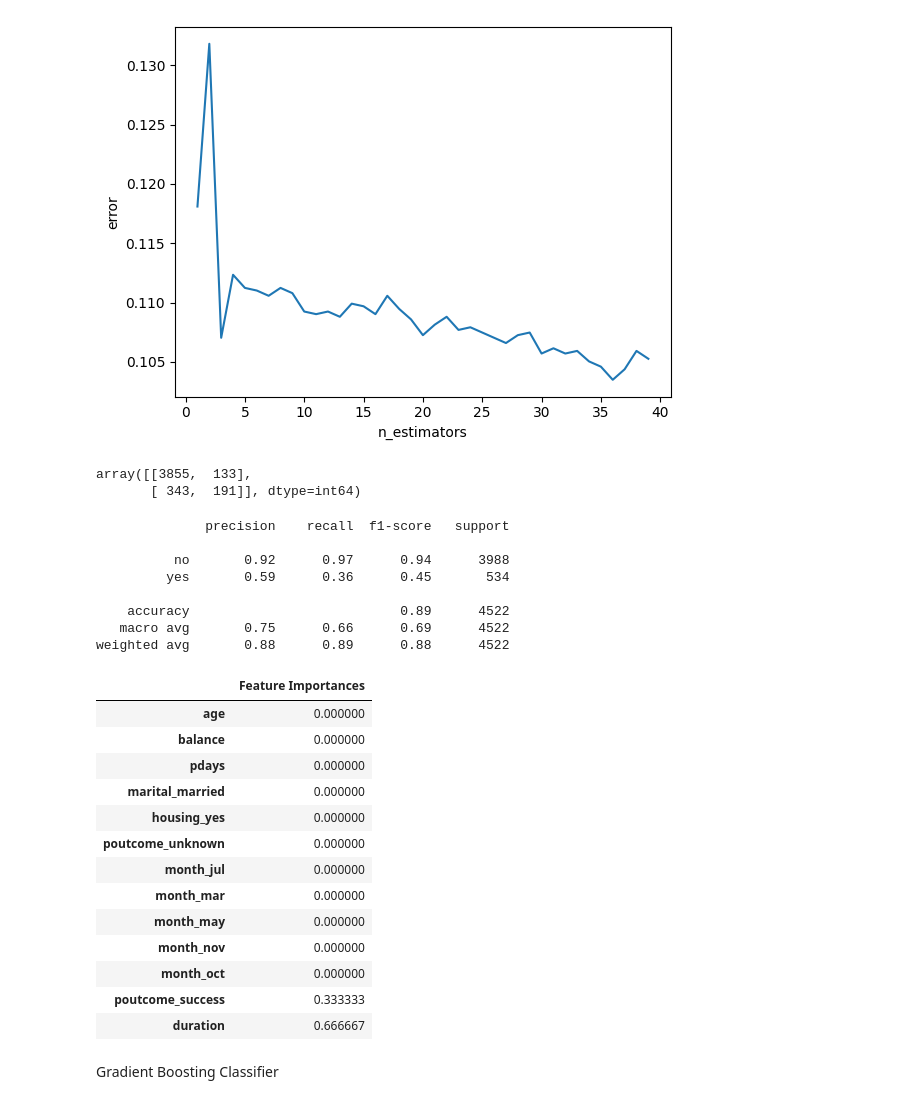
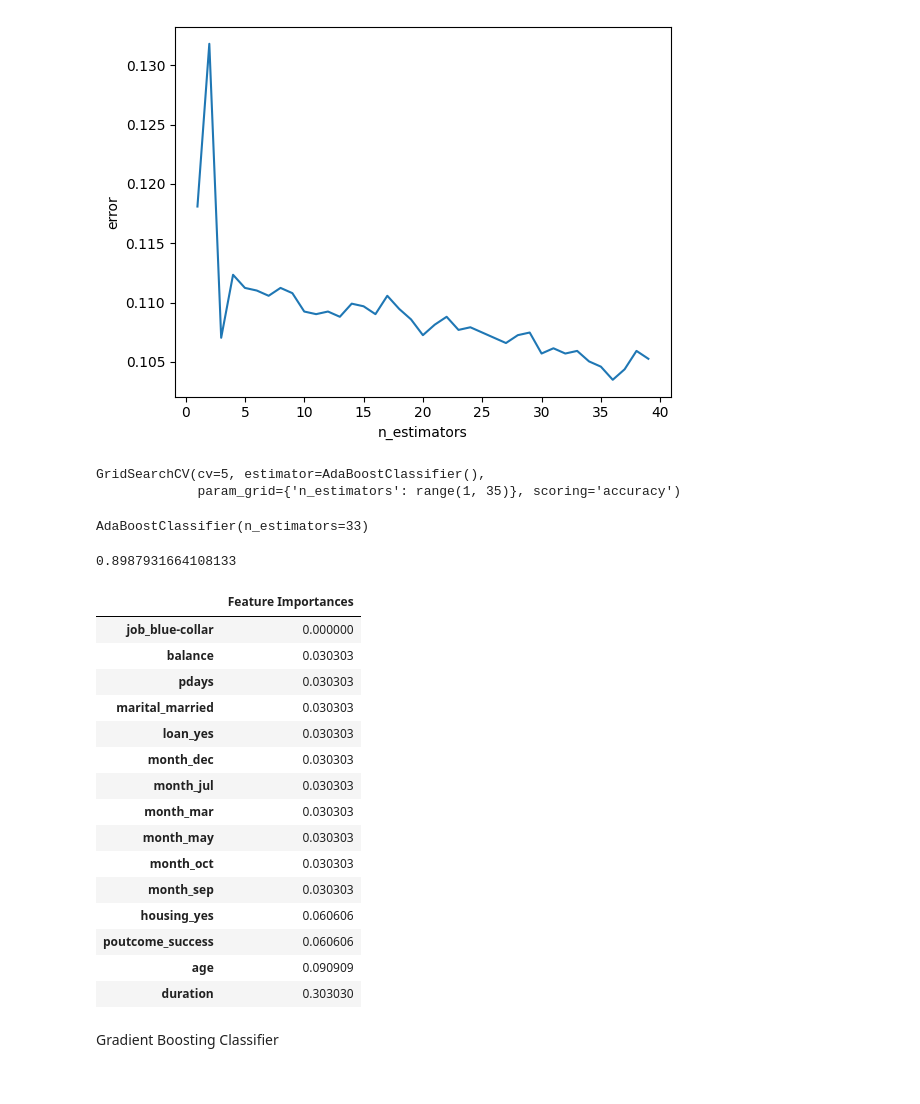
Before and after one commit to marlenawawer/Bank_Marketing, a Jupyter notebook: bank_marketing.ipynb, the cells around one changed output. Drawn from its saved outputs; the diff is of its cells as text; code cells hidden in the pictures.

```diff
--- a/bank_marketing.ipynb
+++ b/bank_marketing.ipynb
@@ -191,5 +180,7 @@ param_grid = {'max_depth':[3,4,5,6,10,15]}
+# %%
+param_grid = {'ccp_alpha': pruning_path}
 # %%
-grid = GridSearchCV(dtc, param_grid=param_grid)
+grid = GridSearchCV(dtc, param_grid=param_grid, scoring='accuracy', cv=5)
 # %%
 grid.fit(X_train, y_train)
 # %% [output]
@@ -271,7 +251,7 @@ rf_param_grid = {'n_estimators':[80, 100, 200, 250],
               'bootstrap': [True, False],
               'oob_score': [True, False]} # oob_score only makes sense when bootstrap=True
 # %%
-rf_grid = GridSearchCV(rfc_mod, param_grid=rf_param_grid)
+rf_grid = GridSearchCV(rfc_mod, param_grid=rf_param_grid, scoring='accuracy', cv=5)
 # %%
 rf_grid.fit(X_train, y_train)
 # %% [output]
@@ -364,40 +331,38 @@ abc_model = AdaBoostClassifier(n_estimators=3)
+# %%
+abc_model = GridSearchCV(estimator=AdaBoostClassifier(), param_grid={'n_estimators':range(1,35)}, scoring='accuracy', cv =5)
 # %%
 abc_model.fit(X_train,y_train)
-y_pred = abc.predict(X_test)
+# %% [output]
+GridSearchCV(cv=5, estimator=AdaBoostClassifier(),
+             param_grid={'n_estimators': range(1, 35)}, scoring='accuracy')
-# %%
-confusion_matrix(y_test, y_pred)
-# %% [output]
-array([[3855,  133],
-       [ 343,  191]], dtype=int64)
-# %%
-print(classification_report(y_test, y_pred))
-# %% [output]
-              precision    recall  f1-score   support
-
-          no       0.92      0.97      0.94      3988
-         yes       0.59      0.36      0.45       534
-
-    accuracy                           0.89      4522
-   macro avg       0.75      0.66      0.69      4522
-weighted avg       0.88      0.89      0.88      4522
+# %%
+abc_model.best_estimator_
+# %% [output]
+AdaBoostClassifier(n_estimators=33)
+# %%
+abc_model.best_score_
+# %% [output]
+0.8987931664108133
 # %%
-abc_features = pd.DataFrame(data=abc_model.feature_importances_, index=X.columns, columns=['Feature Importances'])
+abc_features = pd.DataFrame(data=abc_model.best_estimator_.feature_importances_, index=X.columns, columns=['Feature Importances'])
 abc_features[features['Feature Importances']>0].sort_values('Feature Importances')
 # %% [output]
 |  | Feature Importances |
-| age | 0.000000 |
-| balance | 0.000000 |
-| pdays | 0.000000 |
-| marital_married | 0.000000 |
-| housing_yes | 0.000000 |
-| poutcome_unknown | 0.000000 |
-| month_jul | 0.000000 |
-| month_mar | 0.000000 |
-| month_may | 0.000000 |
-| month_nov | 0.000000 |
-| month_oct | 0.000000 |
-| poutcome_success | 0.333333 |
-| duration | 0.666667 |
+| job_blue-collar | 0.000000 |
+| balance | 0.030303 |
+| pdays | 0.030303 |
+| marital_married | 0.030303 |
+| loan_yes | 0.030303 |
+| month_dec | 0.030303 |
+| month_jul | 0.030303 |
+| month_mar | 0.030303 |
+| month_may | 0.030303 |
+| month_oct | 0.030303 |
+| month_sep | 0.030303 |
+| housing_yes | 0.060606 |
+| poutcome_success | 0.060606 |
+| age | 0.090909 |
+| duration | 0.303030 |
 # %% [markdown]
 Gradient Boosting Classifier
 # %%
```
Also changed, not shown: parts of 43 cells of this notebook, 1 other file.
